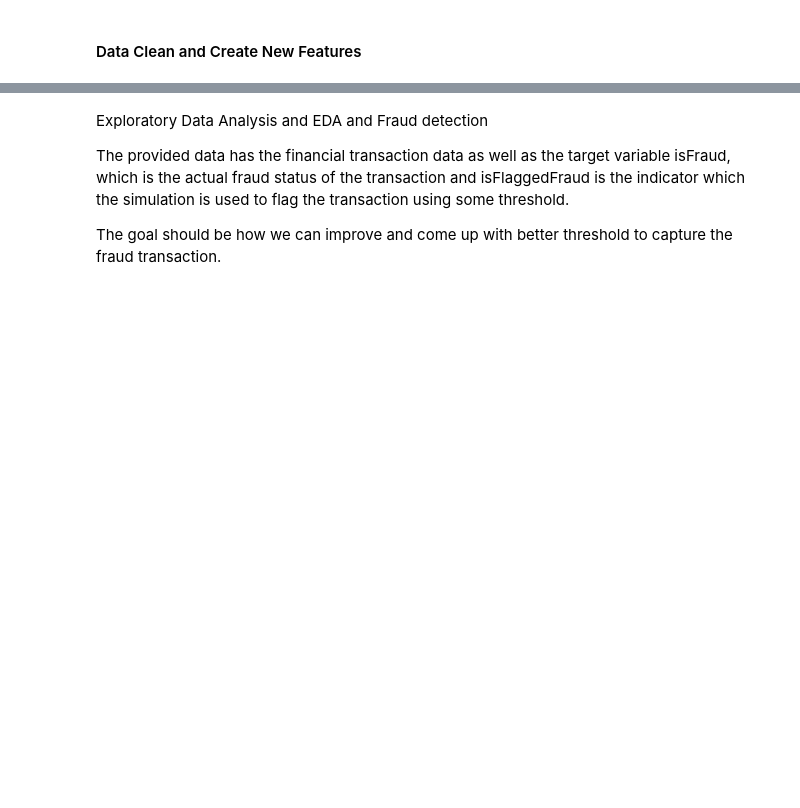
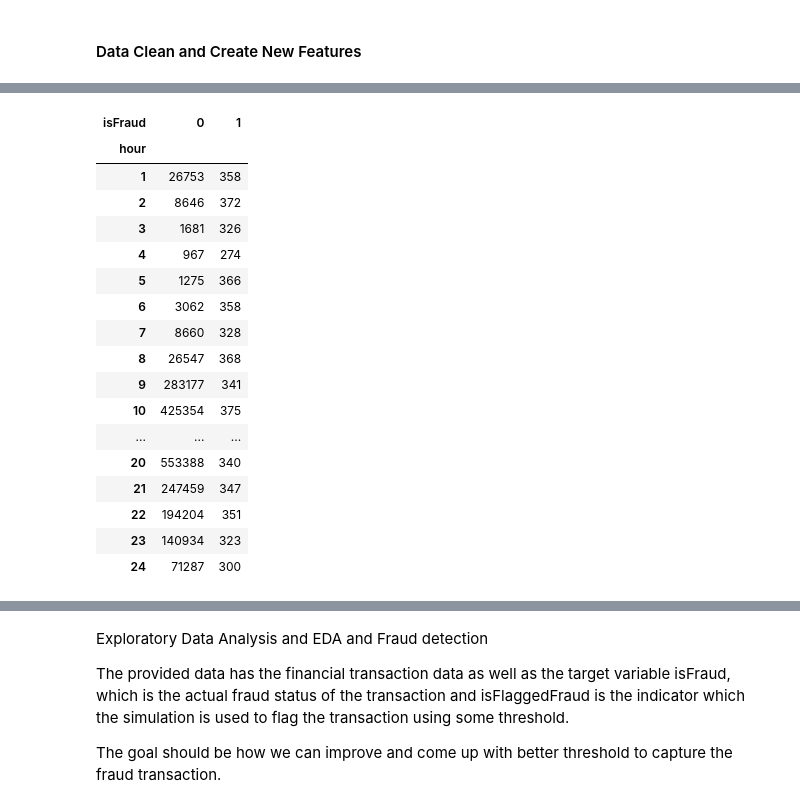
Before and after one commit to SurakshaRegmi/Project-4, a Jupyter notebook: Project_4_micah.ipynb, the cells around one changed output, grey strips where cells are left out. Cells and saved outputs as stored; diff of their text form; code cells hidden in the pictures; blank space fills up the shorter version.

```diff
--- a/Project_4_micah.ipynb
+++ b/Project_4_micah.ipynb
@@ -196,0 +242,23 @@ fraud_det_df = raw_csv.copy()
+# %%
+## Show Summary of isFraud hour
+hour_summary = pd.crosstab(fraud_det_df['hour'], fraud_det_df['isFraud'])
+hour_summary
+# %% [output]
+| isFraud | 0 | 1 |
+| hour |  |  |
+| 1 | 26753 | 358 |
+| 2 | 8646 | 372 |
+| 3 | 1681 | 326 |
+| 4 | 967 | 274 |
+| 5 | 1275 | 366 |
+| 6 | 3062 | 358 |
+| 7 | 8660 | 328 |
+| 8 | 26547 | 368 |
+| 9 | 283177 | 341 |
+| 10 | 425354 | 375 |
+| ... | ... | ... |
+| 20 | 553388 | 340 |
+| 21 | 247459 | 347 |
+| 22 | 194204 | 351 |
+| 23 | 140934 | 323 |
+| 24 | 71287 | 300 |
```
Also changed, not shown: parts of 14 cells of this notebook.
